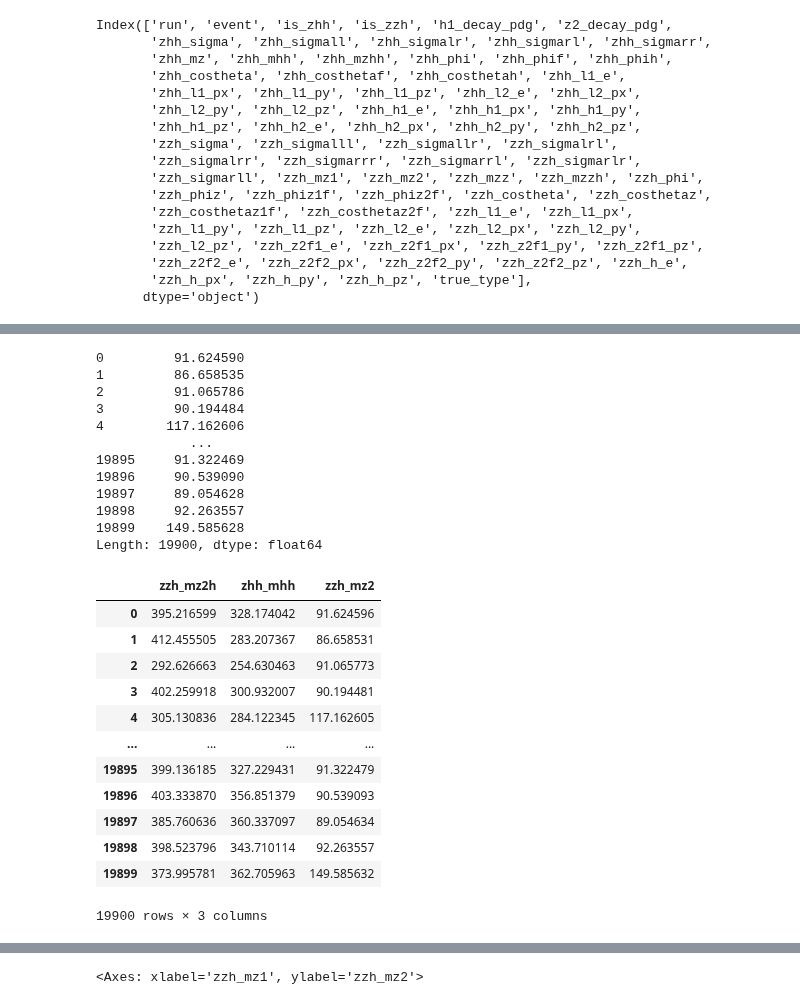
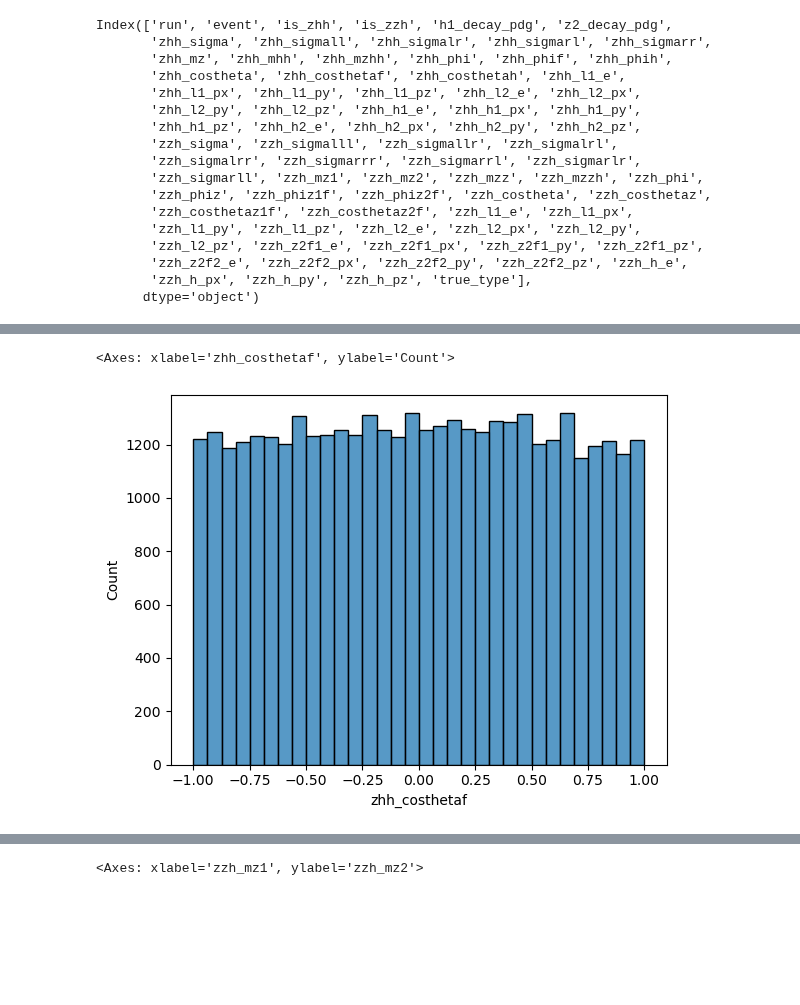
Before and after one commit to nVentis/MEM_HEP, a Jupyter notebook: view_v3.ipynb, the cells around one changed output, grey strips where cells are left out. Cells and saved outputs as stored; diff of their text form; code cells hidden in the pictures; blank space fills up the shorter version.

```diff
--- a/view_v3.ipynb
+++ b/view_v3.ipynb
@@ -130,31 +111,5 @@ mz2 = np.sqrt((data["zzh_z2f1_e"] + data["zzh_z2f2_e"])**2 - ( (data["zzh_z2f1_p
-# %%
-mz2
-# %% [output]
-0         91.624590
-1         86.658535
-2         91.065786
-3         90.194484
-4        117.162606
-            ...
-19895     91.322469
-19896     90.539090
-19897     89.054628
-19898     92.263557
-19899    149.585628
-Length: 19900, dtype: float64
-# %%
-data[["zzh_mz2h", "zhh_mhh", "zzh_mz2"]]
-# %% [output]
-|  | zzh_mz2h | zhh_mhh | zzh_mz2 |
-| 0 | 395.216599 | 328.174042 | 91.624596 |
-| 1 | 412.455505 | 283.207367 | 86.658531 |
-| 2 | 292.626663 | 254.630463 | 91.065773 |
-| 3 | 402.259918 | 300.932007 | 90.194481 |
-| 4 | 305.130836 | 284.122345 | 117.162605 |
-| ... | ... | ... | ... |
-| 19895 | 399.136185 | 327.229431 | 91.322479 |
-| 19896 | 403.333870 | 356.851379 | 90.539093 |
-| 19897 | 385.760636 | 360.337097 | 89.054634 |
-| 19898 | 398.523796 | 343.710114 | 92.263557 |
-| 19899 | 373.995781 | 362.705963 | 149.585632 |
-19900 rows × 3 columns
+# %%
+sns.histplot(data["zhh_costhetaf"], bins=32)
+# %% [output]
+<Axes: xlabel='zhh_costhetaf', ylabel='Count'>
+[figure, added]
```
Also changed, not shown: parts of 23 cells of this notebook, 4 other files.
